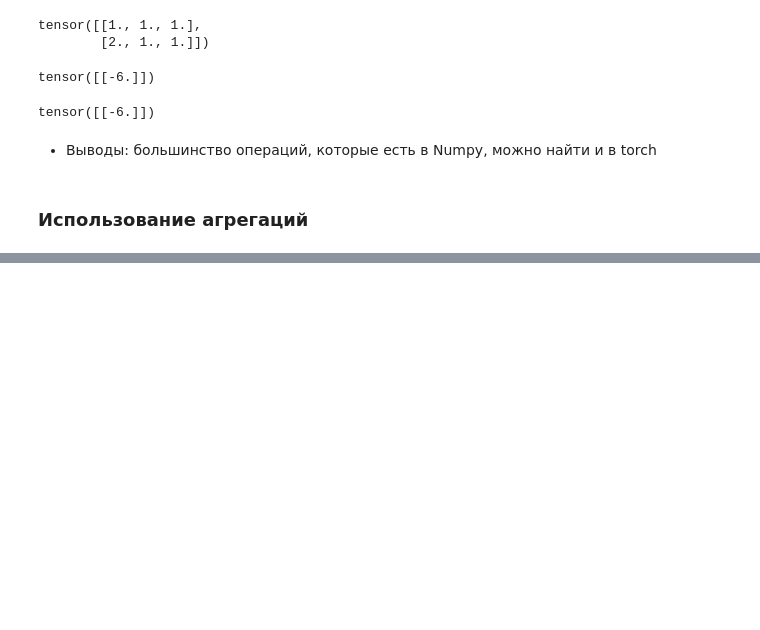
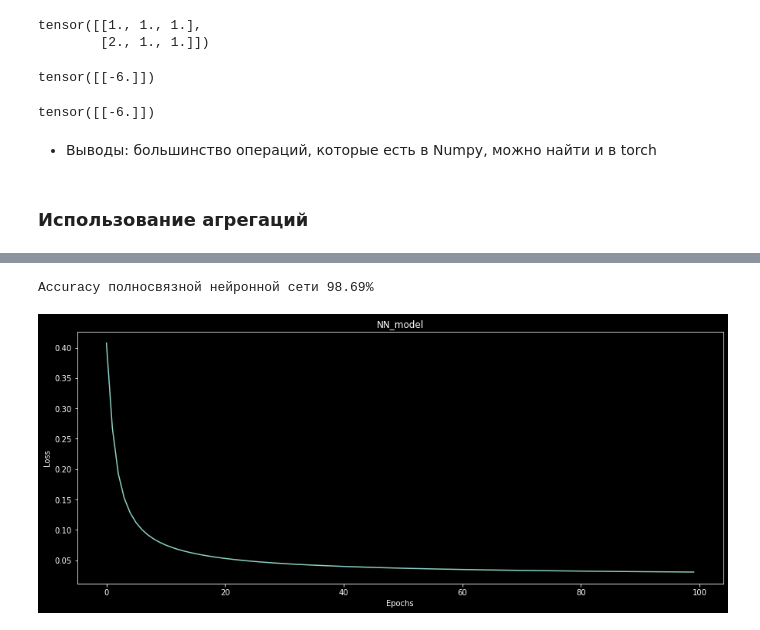
Before and after one commit to TaliyIvanov/MPTI-Deep_Lerning, a Jupyter notebook: 19.0 ДЗ. Введение в Нейронные сети/Введение в PyTorch Deep Learning (дополнительная практика вне курса).ipynb, the cells around one changed output, grey strips where cells are left out. Saved outputs shown, nothing was run; the diff lists cells and outputs as text; code cells hidden in the pictures; blank space fills up the shorter version.

```diff
--- a/19.0 ДЗ. Введение в Нейронные сети/Введение в PyTorch Deep Learning (дополнительная практика вне курса).ipynb
+++ b/19.0 ДЗ. Введение в Нейронные сети/Введение в PyTorch Deep Learning (дополнительная практика вне курса).ipynb
@@ -384,0 +966,8 @@ tensor([[-6.]])
+# %%
+# подготовка
+# 1. Задать модель - nn.Module
+model = NNsuper(2, 1)
+# 2. Задать функцию потерь - nn.NAME_OF_FUNC
+loss_function = nn.BCEWithLogitsLoss()
+# 3. Задать оптимизатор - torch.optim.NAME_OF_OPTIM
+optimizer = torch.optim.Adam(model.parameters(), lr=0.042)
@@ -384,0 +1045,16 @@ tensor([[-6.]])
+# %%
+acc = np.mean(acc_val)
+print(f"Accuracy полносвязной нейронной сети {acc:.2%}")
+# %% [output]
+Accuracy полносвязной нейронной сети 98.69%
+# %%
+plt.figure(figsize=(15,6))
+plt.plot(range(len(total_loss)),
+        total_loss,
+        linestyle='-')
+plt.xlabel('Epochs')
+plt.ylabel("Loss")
+plt.title("NN_model")
+plt.show()
+# %% [output]
+[figure, added]
```
Also changed, not shown: parts of 87 cells of this notebook.
